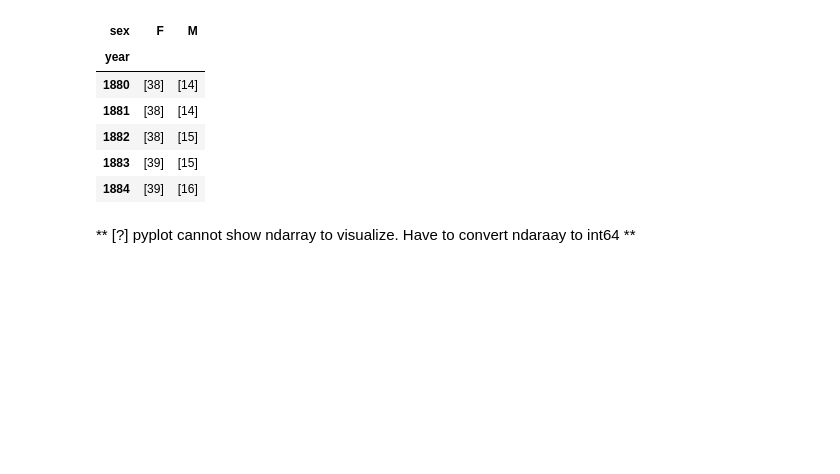
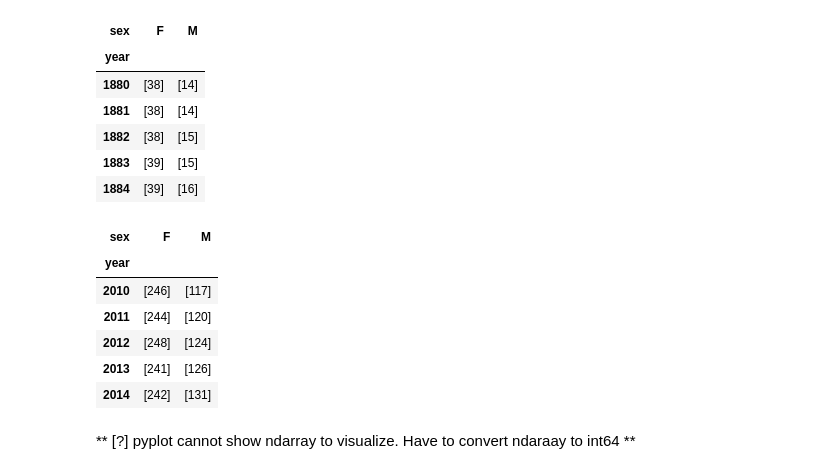
Before and after one commit to magizbox/python_data_build, a Jupyter notebook: chapter2/chapter2_note.ipynb, the cells around one changed output. Cells and saved outputs as stored; diff of their text form; code cells hidden in the pictures; blank space fills up the shorter version.

```diff
--- a/chapter2/chapter2_note.ipynb
+++ b/chapter2/chapter2_note.ipynb
@@ -1099,6 +1099,16 @@ diversity.head()
 | 1882 | [38] | [15] |
 | 1883 | [39] | [15] |
 | 1884 | [39] | [16] |
+# %%
+diversity.tail()
+# %% [output]
+| sex | F | M |
+| year |  |  |
+| 2010 | [246] | [117] |
+| 2011 | [244] | [120] |
+| 2012 | [248] | [124] |
+| 2013 | [241] | [126] |
+| 2014 | [242] | [131] |
 # %% [markdown]
 ** [?] pyplot cannot show ndarray to visualize. Have to convert ndaraay to int64 **
 # %%
```
Also changed, not shown: parts of 3 cells of this notebook, 16 other files.
